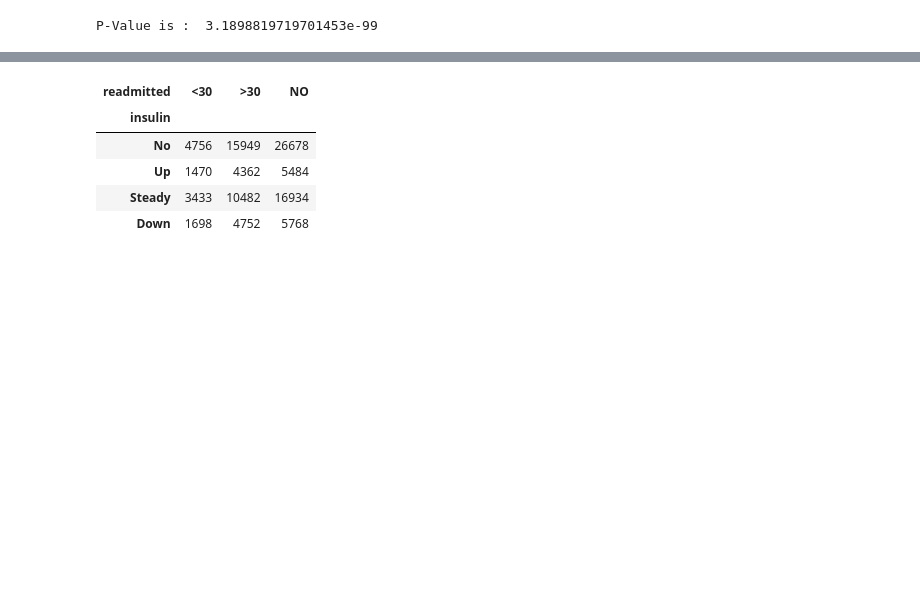
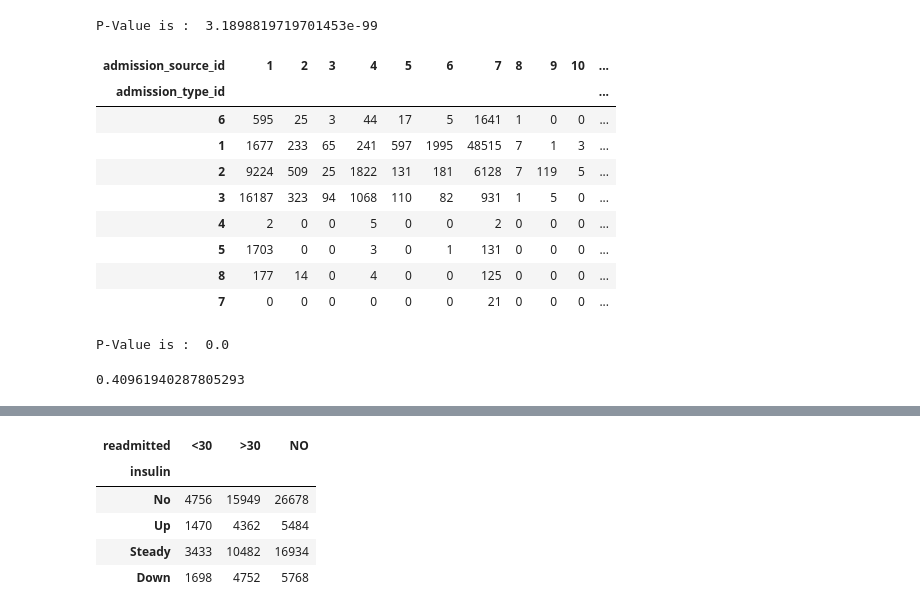
Before and after one commit to JPDas63/Capstone-Project, a Jupyter notebook: Project_Diabetes.ipynb, the cells around one changed output, grey strips where cells are left out. Saved outputs shown, nothing was run; the diff lists cells and outputs as text; code cells hidden in the pictures; blank space fills up the shorter version.

```diff
--- a/Project_Diabetes.ipynb
+++ b/Project_Diabetes.ipynb
@@ -449,0 +468,15 @@ P-Value is :  3.1898819719701453e-99
+# %%
+contingency = pd.crosstab(data.admission_type_id,data.admission_source_id)
+# %%
+contingency
+# %% [output]
+| admission_source_id | 1 | 2 | 3 | 4 | 5 | 6 | 7 | 8 | 9 | 10 | ... |
+| admission_type_id |  |  |  |  |  |  |  |  |  |  | ... |
+| 6 | 595 | 25 | 3 | 44 | 17 | 5 | 1641 | 1 | 0 | 0 | ... |
+| 1 | 1677 | 233 | 65 | 241 | 597 | 1995 | 48515 | 7 | 1 | 3 | ... |
+| 2 | 9224 | 509 | 25 | 1822 | 131 | 181 | 6128 | 7 | 119 | 5 | ... |
+| 3 | 16187 | 323 | 94 | 1068 | 110 | 82 | 931 | 1 | 5 | 0 | ... |
+| 4 | 2 | 0 | 0 | 5 | 0 | 0 | 2 | 0 | 0 | 0 | ... |
+| 5 | 1703 | 0 | 0 | 3 | 0 | 1 | 131 | 0 | 0 | 0 | ... |
+| 8 | 177 | 14 | 0 | 4 | 0 | 0 | 125 | 0 | 0 | 0 | ... |
+| 7 | 0 | 0 | 0 | 0 | 0 | 0 | 21 | 0 | 0 | 0 | ... |
@@ -449,0 +485,4 @@ P-Value is :  3.1898819719701453e-99
+# %%
+print('P-Value is : ' , p)
+# %% [output]
+P-Value is :  0.0
@@ -449,0 +492,6 @@ P-Value is :  3.1898819719701453e-99
+# %%
+# We are using Cramers V test to check the association of the two categorical variables admission_type_id and
+# admission_source_id.
+cramers_v(categorical_data.admission_type_id,categorical_data.admission_source_id)
+# %% [output]
+0.40961940287805293
```
Also changed, not shown: parts of 16 cells of this notebook.
